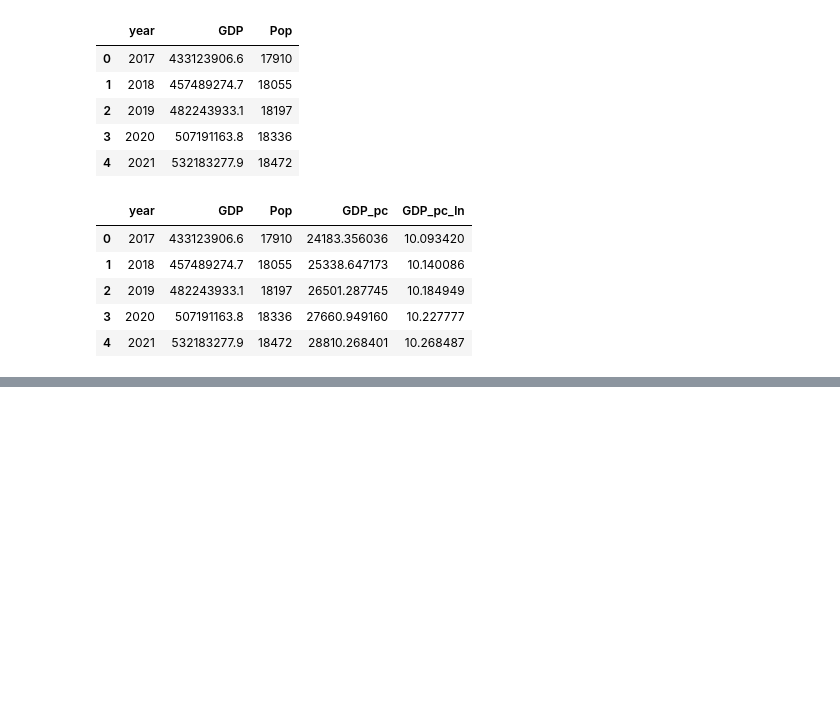
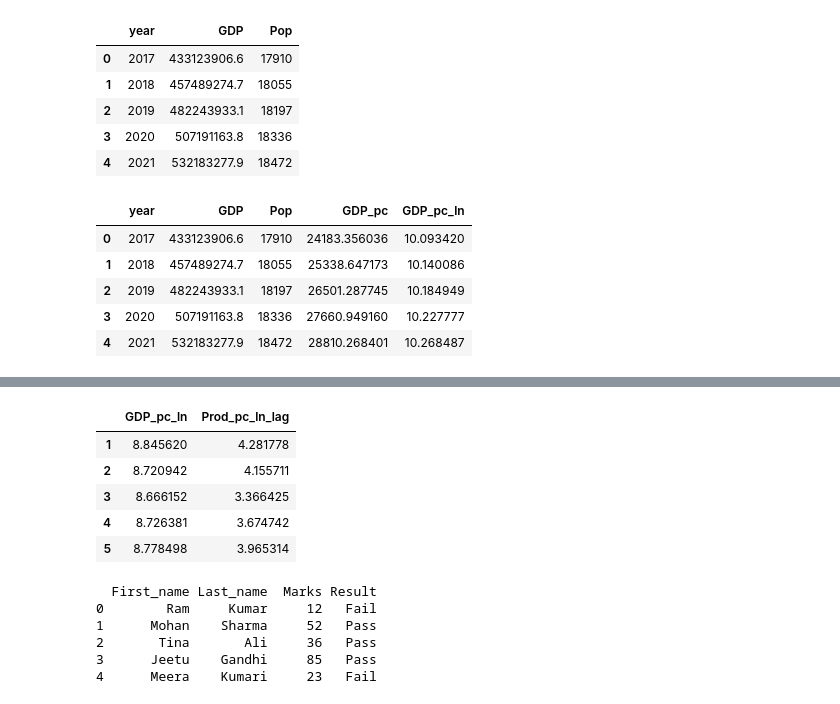
Before and after one commit to wogandavid/python_regressions, a Jupyter notebook: industry/CHL_clean.ipynb, the cells around one changed output, grey strips where cells are left out. Cells and saved outputs as stored; diff of their text form; code cells hidden in the pictures; blank space fills up the shorter version.

```diff
--- a/industry/CHL_clean.ipynb
+++ b/industry/CHL_clean.ipynb
@@ -252,3 +234,51 @@ array([[5.35496075],
+# %%
+# create a data frame with 1981-2016 GDP, pop, and steel production
+# next_steel1981 = predict(GDP1981, pop1981, steel1980)
+# steel = next_steel
+
+# initial data
+Xlag.head()
+
+#fruits = ["apple", "banana", "cherry"]
+#for x in fruits:
+#  print(x)
+# %% [output]
+|  | GDP_pc_ln | Prod_pc_ln_lag |
+| 1 | 8.845620 | 4.281778 |
+| 2 | 8.720942 | 4.155711 |
+| 3 | 8.666152 | 3.366425 |
+| 4 | 8.726381 | 3.674742 |
+| 5 | 8.778498 | 3.965314 |
+# %%
+# importing pandas
+import pandas as pd
+
+# Creating new dataframe
+initial_data = {'First_name': ['Ram', 'Mohan', 'Tina', 'Jeetu', 'Meera'],
+				'Last_name': ['Kumar', 'Sharma', 'Ali', 'Gandhi', 'Kumari'],
+				'Marks': [12, 52, 36, 85, 23] }
+
+df = pd.DataFrame(initial_data, columns = ['First_name', 'Last_name', 'Marks'])
+
+# Generate result using pandas
+result = []
+for value in df["Marks"]:
+	if value >= 33:
+		result.append("Pass")
+	elif value < 0 and value > 100:
+		result.append("Invalid")
+	else:
+		result.append("Fail")
+
+df["Result"] = result
+print(df)
+# %% [output]
+  First_name Last_name  Marks Result
+0        Ram     Kumar     12   Fail
+1      Mohan    Sharma     52   Pass
+2       Tina       Ali     36   Pass
+3      Jeetu    Gandhi     85   Pass
+4      Meera    Kumari     23   Fail
 # %%
 # where does Prod_pc_ln_lag come from here?
 # maybe VAR? https://machinelearningmastery.com/time-series-forecasting-methods-in-python-cheat-sheet/
```
Also changed, not shown: parts of 8 cells of this notebook, 5 other files.
